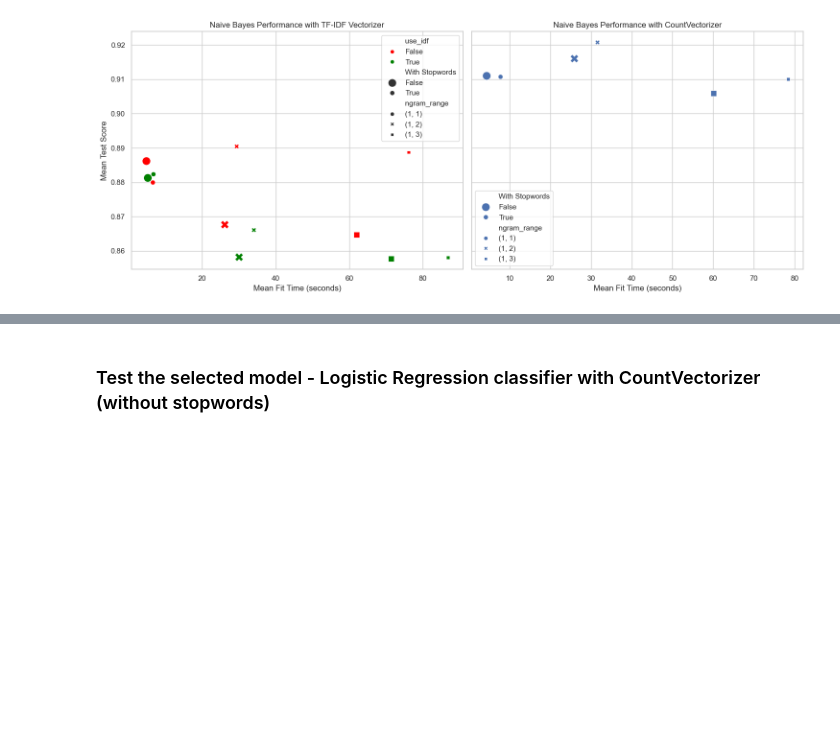
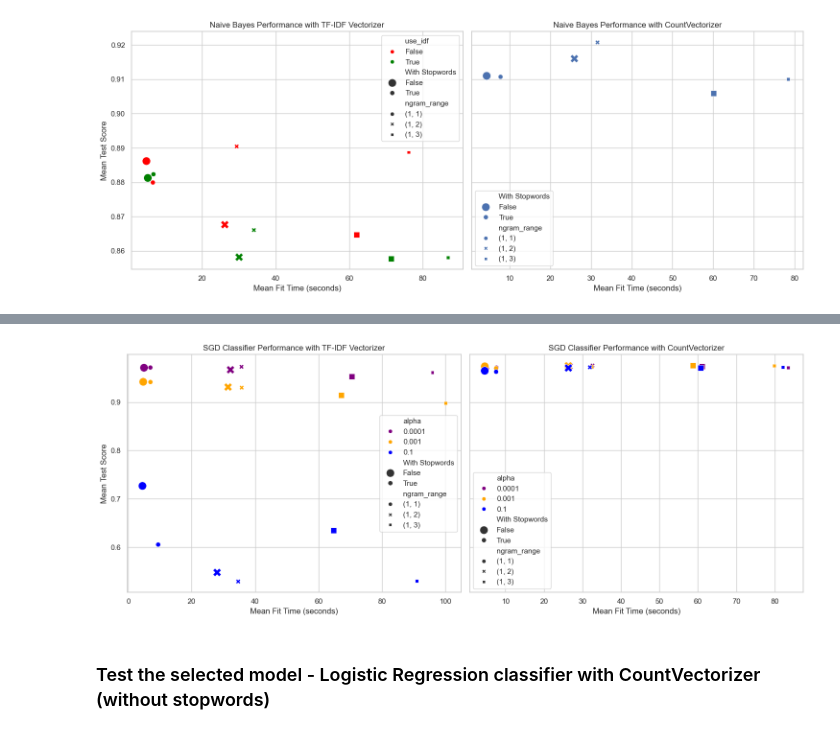
Before and after one commit to codingkuzzi/Final-Project, a Jupyter notebook: src/fake_news_detection_final_project.ipynb, the cells around one changed output, grey strips where cells are left out. Saved outputs shown, nothing was run; the diff lists cells and outputs as text; code cells hidden in the pictures; blank space fills up the shorter version.

```diff
--- a/src/fake_news_detection_final_project.ipynb
+++ b/src/fake_news_detection_final_project.ipynb
@@ -3215,3 +3088,7 @@ visualize_classifier_results_without_C(dt_combined_df, 'Decision Tree')
+# %%
+visualize_classifier_results_with_params(sgd_combined_df, 'SGD Classifier', 'alpha', 'With Stopwords', 'ngram_range')
+# %% [output]
+[figure, added]
 # %% [markdown]
 ### Test the selected model - Logistic Regression classifier with CountVectorizer (without stopwords)
 # %% [markdown]
```
Also changed, not shown: parts of 38 cells of this notebook, 5 other files.
